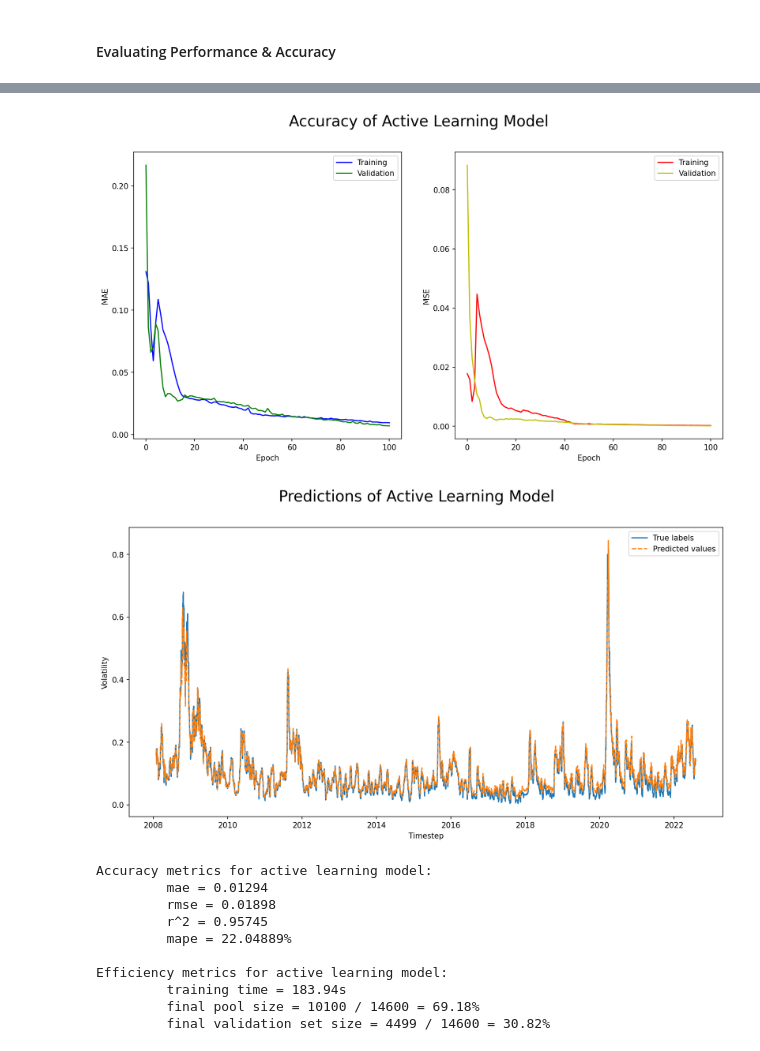
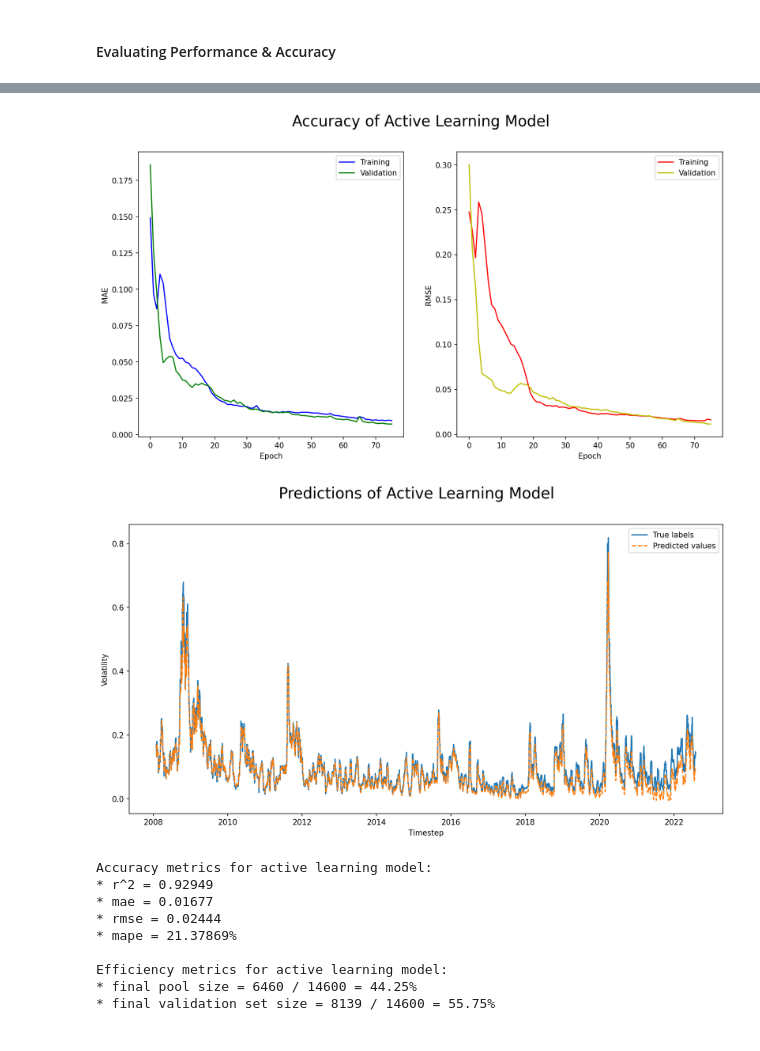
Before and after one commit to gittmp/efficient-deep-learning, a Jupyter notebook: Program/risk-forecasting.ipynb, the cells around one changed output, grey strips where cells are left out. Cells and saved outputs as stored; diff of their text form; code cells hidden in the pictures.

Commit message:
added results comparison section to program

```diff
--- a/Program/risk-forecasting.ipynb
+++ b/Program/risk-forecasting.ipynb
@@ -394,7 +402,7 @@ def build_model(inputs):
 
     # compile baseline model
     optim = Adam(learning_rate=0.001, decay=1e-5)
-    model.compile(loss='mae', optimizer=optim, metrics=['mse'])
+    model.compile(loss='mae', optimizer=optim, metrics=[RootMeanSquaredError()])
 
     return model
 
@@ -925,7 +824,7 @@ def base_autoencoder(inputs):
 
     # compile base model
     optim = Adam(learning_rate=0.001, decay=1e-5)
-    model.compile(loss='mse', optimizer=optim)
+    model.compile(loss='mae', optimizer=optim)
 
     # train model as an autoencoder that recreates its inputs (minimising mse between input and ouput)
     hist = model.fit(inputs, inputs, epochs=PRETRAINING_EPOCHS, batch_size=BATCH_SIZE, validation_split=TRAIN_VAL_SPLIT)
@@ -974,7 +873,7 @@ def build_final_model(model, inputs, labels):
 
     # recompile with regression loss function
     optim = Adam(learning_rate=0.001, decay=1e-5)
-    model.compile(loss='mae', optimizer=optim, metrics=['mse'])
+    model.compile(loss='mae', optimizer=optim, metrics=[RootMeanSquaredError()])
 
     # train regressor
     hist = model.fit(inputs, labels, epochs=TUNING_EPOCHS, batch_size=BATCH_SIZE, validation_split=TRAIN_VAL_SPLIT)
@@ -995,7 +894,7 @@ def unsupervised_pretraining(inputs):
 
     # save model and pre-training history
     analysis['unsup-progressive']['model'] = encoder
-    analysis['unsup-progressive']['history']['pre-training'] = enc_history
+    analysis['unsup-progressive']['history_pre-training'] = enc_history
 
 
 # full tuning algorithm
@@ -1006,7 +905,7 @@ def unsupervised_tuning(inputs, labels):
 
     # save model and tuning history
     analysis['unsup-progressive']['model'] = regressor
-    analysis['unsup-progressive']['history']['tuning'] = reg_history
+    analysis['unsup-progressive']['history'] = reg_history
 # %% [markdown]
 #### Pre-Training & Tuning
 # %%
@@ -1227,14 +1085,14 @@ def select_instances(model, X_t, y_t, X_v, y_v, k=AL_SAMPLE):
 def active_learning(model, inputs, labels):
     # initial training over seed dataset
     X_pool, y_pool, X_val, y_val = initial_selection(inputs, labels)
-    hist = model.fit(X_pool, y_pool, epochs=AL_EPOCHS, batch_size=BATCH_SIZE, validation_split=TRAIN_VAL_SPLIT, verbose=False)
+    hist = model.fit(X_pool, y_pool, epochs=AL_EPOCHS_PER_IT, batch_size=BATCH_SIZE, validation_split=TRAIN_VAL_SPLIT, verbose=False)
 
     # store metrics
     al_histories = {
         'loss': [np.mean(hist.history['loss'])],
-        'mse': [np.mean(hist.history['mse'])],
+        'root_mean_squared_error': [np.mean(hist.history['root_mean_squared_error'])],
         'val_loss': [np.mean(hist.history['val_loss'])],
-        'val_mse': [np.mean(hist.history['val_mse'])]
+        'val_root_mean_squared_error': [np.mean(hist.history['val_root_mean_squared_error'])]
     }
 
     # iteratively train model
@@ -1245,19 +1103,21 @@ def active_learning(model, inputs, labels):
             X_pool, y_pool, X_val, y_val = select_instances(model, X_pool, y_pool, X_val, y_val)
 
             # train model over pool
-            hist = model.fit(X_pool, y_pool, epochs=AL_EPOCHS, batch_size=BATCH_SIZE, validation_split=TRAIN_VAL_SPLIT)
+            hist = model.fit(X_pool, y_pool, epochs=AL_EPOCHS_PER_IT, batch_size=BATCH_SIZE, validation_split=TRAIN_VAL_SPLIT)
 
             # store metrics
             al_histories['loss'].append(np.mean(hist.history['loss']))
-            al_histories['mse'].append(np.mean(hist.history['mse']))
+            al_histories['root_mean_squared_error'].append(np.mean(hist.history['root_mean_squared_error']))
             al_histories['val_loss'].append(np.mean(hist.history['val_loss']))
-            al_histories['val_mse'].append(np.mean(hist.history['val_mse']))
+            al_histories['val_root_mean_squared_error'].append(np.mean(hist.history['val_root_mean_squared_error']))
         else:
             break
 
-    # save model and training history
+    # save model, training history, and amount of data utilised
     analysis['active-learning']['model'] = model
     analysis['active-learning']['history'] = al_histories
+    analysis['active-learning']['pool-size'] = X_pool.shape[0]
+    analysis['active-learning']['val-size'] = X_val.shape[0]
 # %% [markdown]
 #### Building Model
 # %%
@@ -1305,44 +1201,43 @@ if PROGRESSIVE_TRAINING and TIME_PROFILING:
 # %%
 if ACTIVE_LEARNING:
     # training loss plot
     fig1, ax1 = plt.subplots(1, 2, figsize=(14, 7), dpi=150)
     fig1.suptitle("Accuracy of Active Learning Model", fontsize=20)
 
     al_histories = analysis['active-learning']['history']
     ax1[0].plot(al_histories['loss'], color='b', label="Training")
     ax1[0].plot(al_histories['val_loss'], color='g', label="Validation")
     ax1[0].legend(loc=0)
     ax1[0].set_xlabel('Epoch')
     ax1[0].set_ylabel('MAE')
 
-    ax1[1].plot(al_histories['mse'], color='r', label="Training")
-    ax1[1].plot(al_histories['val_mse'], color='y', label="Validation")
+    ax1[1].plot(al_histories['root_mean_squared_error'], color='r', label="Training")
+    ax1[1].plot(al_histories['val_root_mean_squared_error'], color='y', label="Validation")
     ax1[1].legend(loc=0)
     ax1[1].set_xlabel('Epoch')
-    ax1[1].set_ylabel('MSE')
-
-    fig1.savefig(results_path + "loss-active.png")
+    ax1[1].set_ylabel('RMSE')
 
     # prediction plot
     y_pred_al = al_model.predict(X_test)
     y_pred_al = y_pred_al.flatten()
-    y_test_plot = pd.Series(y_test.flatten(), index=X.returns[split + LOOKBACK_WINDOW:].keys())
+    y_pred_al = pd.Series(y_pred_al, index=X.returns[split + LOOKBACK_WINDOW:].keys())
+    predictions['active-learning'] = y_pred_al
 
     fig2, ax2 = plt.subplots(figsize=(14, 7), dpi=150)
     fig2.suptitle("Predictions of Active Learning Model", fontsize=20)
 
-    y_pred_plot = pd.Series(y_pred_al, index=X.returns[split + LOOKBACK_WINDOW:].keys())
-    ax2.plot(y_test_plot, label='True labels')
-    ax2.plot(y_pred_plot, linestyle='--', label='Predicted values')
+    ax2.plot(predictions['true'], label='True labels')
+    ax2.plot(y_pred_al, linestyle='--', label='Predicted values')
     ax2.legend(loc=0)
     ax2.set_xlabel('Timestep')
     ax2.set_ylabel('Volatility')
 
     plt.show()
+    fig1.savefig(results_path + "loss-active.png")
     fig2.savefig(results_path + "predictions-active.png")
 # %% [output]
-[figure, old version]
+[figure, new version]
-[figure, old version]
+[figure, new version]
 # %%
 if ACTIVE_LEARNING:
     # metrics
@@ -1350,20 +1245,32 @@ if ACTIVE_LEARNING:
     rmse = compute_rmse(y_test.flatten(), y_pred_al)
     mape = compute_mape(y_test.flatten(), y_pred_al)
     r_squared = r2_score(y_test.flatten(), y_pred_al)
+    accuracy['active-learning'] = {
+        'r-squared': r_squared,
+        'mae': mae,
+        'rmse': rmse,
+        'mape': mape
+    }
 
-    print("Accuracy metrics for unsupervised layer-wise trained model:")
+    print("Accuracy metrics for active learning model:")
+    print(f"* r^2 = {r_squared:.5f}")
     print(f"* mae = {mae:.5f}")
     print(f"* rmse = {rmse:.5f}")
-    print(f"* r^2 = {r_squared:.5f}")
     print(f"* mape = {mape:.5f}%")
+
+    pool_size = analysis['active-learning']['pool-size']
+    val_size = analysis['active-learning']['val-size']
+
+    print("\nEfficiency metrics for active learning model:")
+    print(f"* final pool size = {pool_size} / {X_train.shape[0]} = {(pool_size / X_train.shape[0]) * 100:.2f}%")
+    print(f"* final validation set size = {val_size} / {X_train.shape[0]} = {(val_size / X_train.shape[0]) * 100:.2f}%")
 # %% [output]
 Accuracy metrics for active learning model:
-         mae = 0.01294
-         rmse = 0.01898
-         r^2 = 0.95745
-         mape = 22.04889%
+* r^2 = 0.92949
+* mae = 0.01677
+* rmse = 0.02444
+* mape = 21.37869%
 
 Efficiency metrics for active learning model:
-         training time = 183.94s
-         final pool size = 10100 / 14600 = 69.18%
-         final validation set size = 4499 / 14600 = 30.82%
+* final pool size = 6460 / 14600 = 44.25%
+* final validation set size = 8139 / 14600 = 55.75%
```
Also changed, not shown: parts of 42 cells of this notebook, 2 other files.
